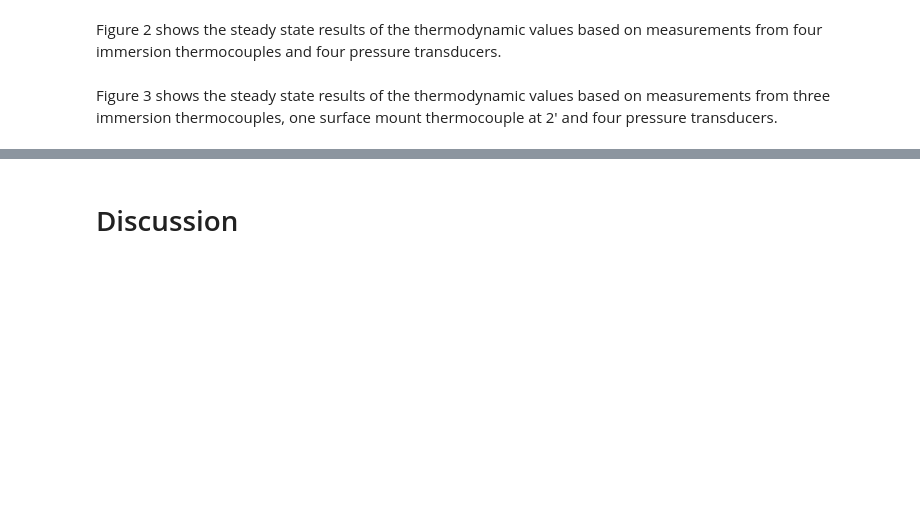
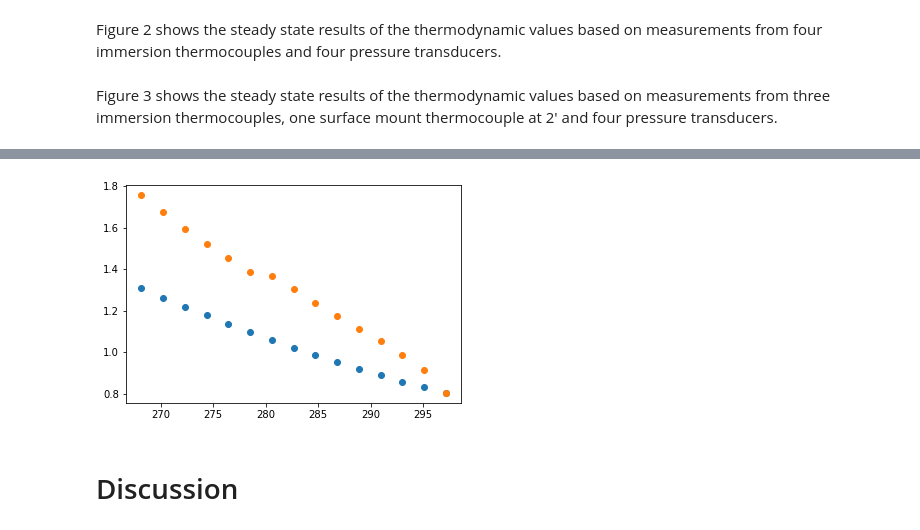
Before and after one commit to ChaseKlewicki/VCRC-Optimize, a Jupyter notebook: Optimize Model Playground.ipynb, the cells around one changed output, grey strips where cells are left out. Drawn from its saved outputs; the diff is of its cells as text; code cells hidden in the pictures; blank space fills up the shorter version.

```diff
--- a/Optimize Model Playground.ipynb
+++ b/Optimize Model Playground.ipynb
@@ -361,0 +237,6 @@ plt.show()
+# %%
+plt.plot(controlData['Ambient T (K)'], controlData['COSP'], 'o')
+plt.plot(optimizeData['Ambient T (K)'], optimizeData['COSP'],'o')
+plt.show()
+# %% [output]
+[figure, added]
```
Also changed, not shown: parts of 11 cells of this notebook, 3 other files.
